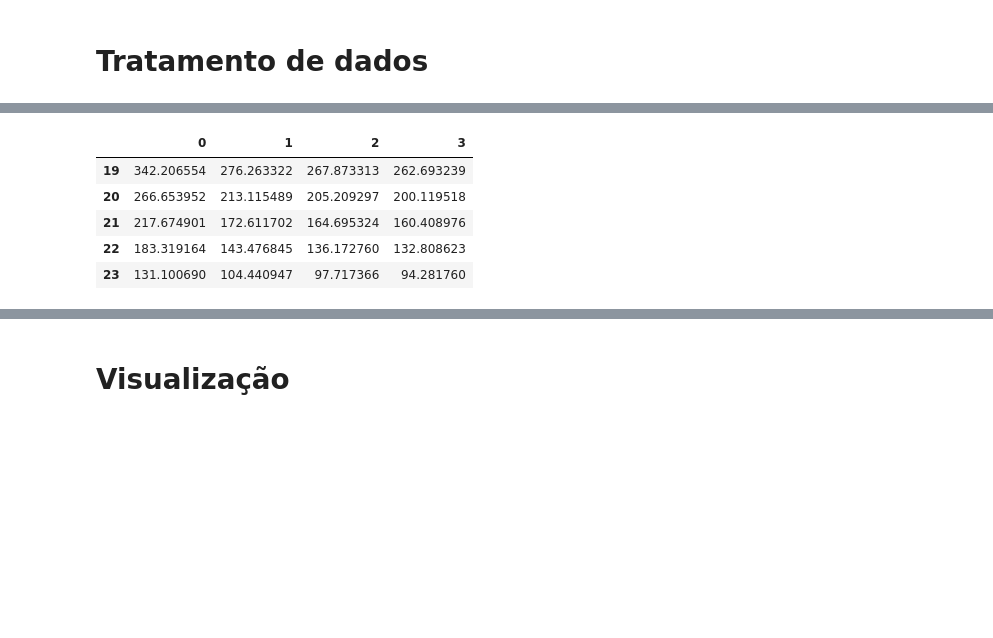
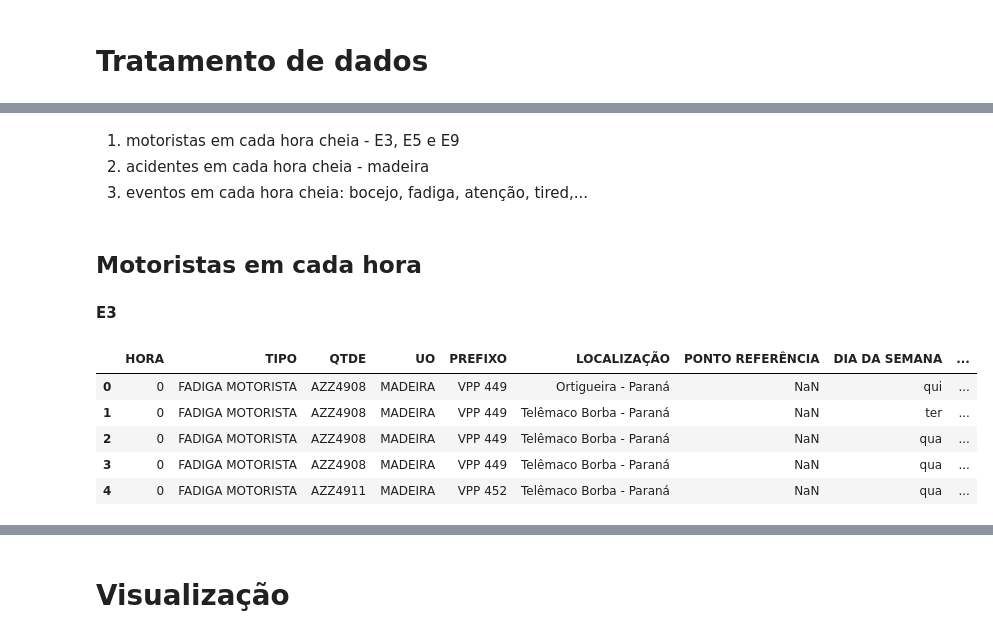
Before and after one commit to Lucas-Buk/IMT, a Jupyter notebook: Tratamento.ipynb, the cells around one changed output, grey strips where cells are left out. Drawn from its saved outputs; the diff is of its cells as text; code cells hidden in the pictures; blank space fills up the shorter version.

```diff
--- a/Tratamento.ipynb
+++ b/Tratamento.ipynb
@@ -321,11 +338,0 @@ df15.head()
-# %%
-dfFluxo['avgtotal'].loc[2::3]   # [star:stop:step] - se ficar livre vai até o final
-dfDNIT = pd.DataFrame(dfFluxo['avgtotal'].loc[2::3].values.reshape(4,24)).T
-dfDNIT.tail()
-# %% [output]
-|  | 0 | 1 | 2 | 3 |
-| 19 | 342.206554 | 276.263322 | 267.873313 | 262.693239 |
-| 20 | 266.653952 | 213.115489 | 205.209297 | 200.119518 |
-| 21 | 217.674901 | 172.611702 | 164.695324 | 160.408976 |
-| 22 | 183.319164 | 143.476845 | 136.172760 | 132.808623 |
-| 23 | 131.100690 | 104.440947 | 97.717366 | 94.281760 |
@@ -337,0 +339,19 @@ taxa      = (acidentes/fluxo)/sum(acidentes/fluxo)
+# %% [markdown]
+
+
+1.   motoristas em cada hora cheia - E3, E5 e E9
+2.   acidentes em cada hora cheia - madeira
+3.   eventos em cada hora cheia: bocejo, fadiga, atenção, tired,...
+# %% [markdown]
+## Motoristas em cada hora
+# %% [markdown]
+**E3**
+# %%
+dfE3.head(5)
+# %% [output]
+|  | HORA | TIPO | QTDE | UO | PREFIXO | LOCALIZAÇÃO | PONTO REFERÊNCIA | DIA DA SEMANA | ... |
+| 0 | 0 | FADIGA MOTORISTA | AZZ4908 | MADEIRA | VPP 449 | Ortigueira - Paraná | NaN | qui | ... |
+| 1 | 0 | FADIGA MOTORISTA | AZZ4908 | MADEIRA | VPP 449 | Telêmaco Borba - Paraná | NaN | ter | ... |
+| 2 | 0 | FADIGA MOTORISTA | AZZ4908 | MADEIRA | VPP 449 | Telêmaco Borba - Paraná | NaN | qua | ... |
+| 3 | 0 | FADIGA MOTORISTA | AZZ4908 | MADEIRA | VPP 449 | Telêmaco Borba - Paraná | NaN | qua | ... |
+| 4 | 0 | FADIGA MOTORISTA | AZZ4911 | MADEIRA | VPP 452 | Telêmaco Borba - Paraná | NaN | qua | ... |
```
Also changed, not shown: parts of 40 cells of this notebook.
